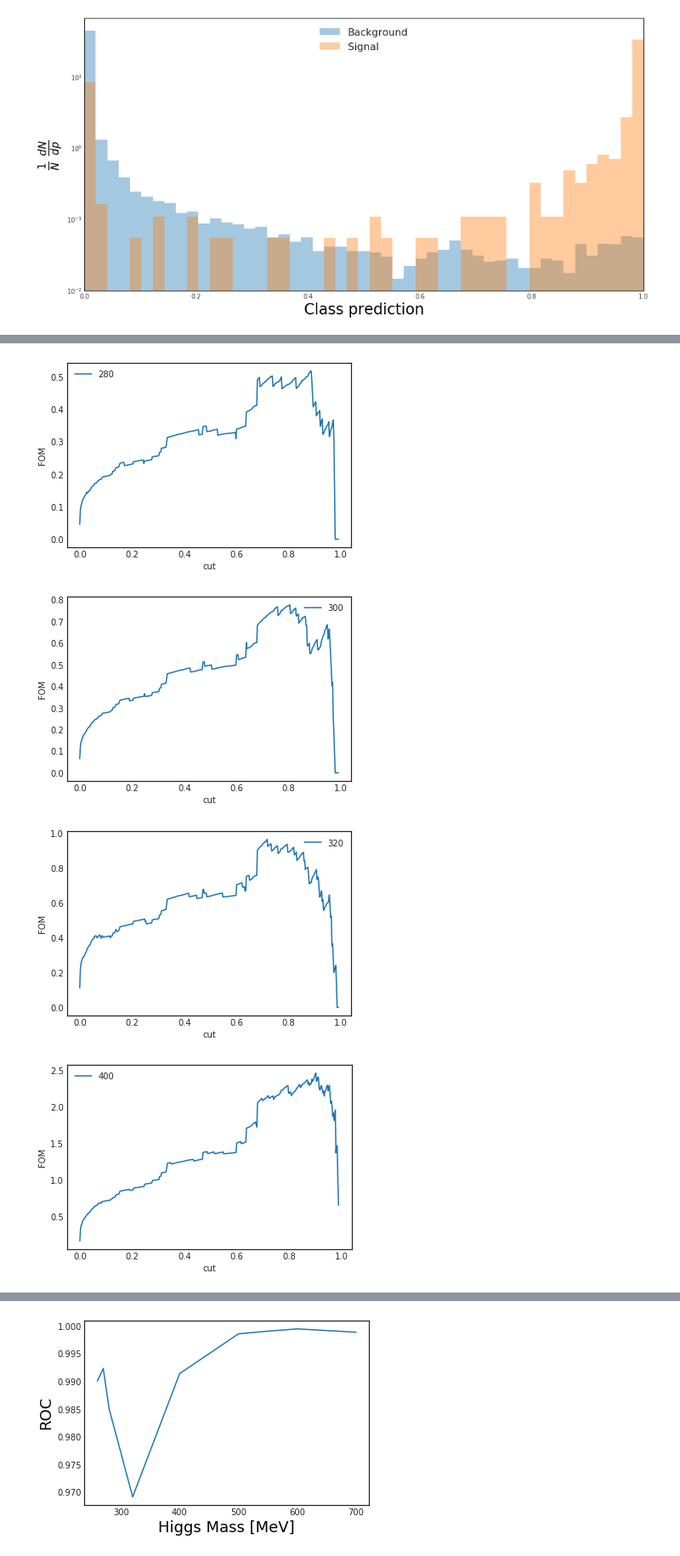
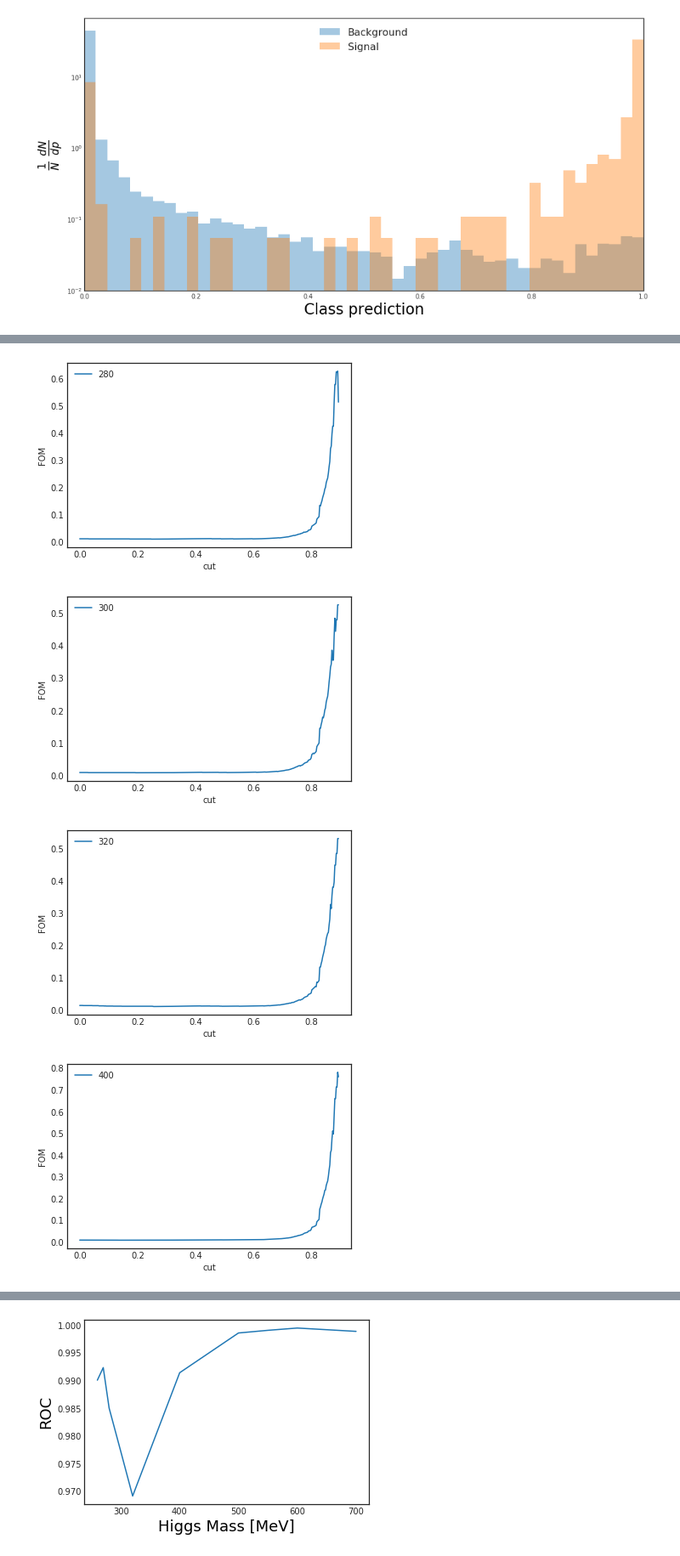
Before and after one commit to SrGonao/estagio, a Jupyter notebook: ML/classifiers/bdt/BDT_2class.ipynb, the cells around one changed output, grey strips where cells are left out. Shown at 85% size. Drawn from its saved outputs; the diff is of its cells as text; code cells hidden in the pictures.

```diff
--- a/ML/classifiers/bdt/BDT_2class.ipynb
+++ b/ML/classifiers/bdt/BDT_2class.ipynb
@@ -324,7 +324,7 @@ for label in backgroundLabels:
     var = X_test[selection]
 
     backgroundTestData.append(var)
-    backgroundScore.append(model.predict_proba(var[classTrainFeatures])[:,1])
+    backgroundScore.append(model.predict_proba(1-var[classTrainFeatures])[:,0])
 
 trainMasses = masses[:]
 for mass in removeFromTrain: trainMasses.remove(mass)
@@ -335,20 +335,20 @@ for mass in trainMasses:
 
     signalTestData.append(var)
 
-    col = 2 if mass < masses[mIdx] else 1
+    #col = 2 if mass < masses[mIdx] else 1
 
-    signalScore.append(model.predict_proba(var[classTrainFeatures])[:,col])
-    print(mass, np.average(model.predict_proba(var[classTrainFeatures])[:,col]))
+    signalScore.append(1-model.predict_proba(var[classTrainFeatures])[:,0])
+    print(mass, np.average(1-model.predict_proba(var[classTrainFeatures])[:,0]))
 
 for mass in removeFromTrain:
     selection = allData['gen_label'] == str(mass)
     var = allData[selection][classTrainFeatures]
 
-    col = 2 if mass < masses[mIdx] else 1
+    #col = 2 if mass < masses[mIdx] else 1
 
     signalTestData.append(var)
-    signalScore.append(model.predict_proba(var[classTrainFeatures])[:,col])
-    print(mass, np.average(model.predict_proba(var[classTrainFeatures])[:,col]))
+    signalScore.append(1-model.predict_proba(var[classTrainFeatures])[:,0])
+    print(mass, np.average(1-model.predict_proba(var[classTrainFeatures])[:,0]))
 
 var = sorted(zip(trainMasses + removeFromTrain, signalTestData, signalScore))
 signalTestData, signalScore = [i[1] for i in var], [i[2] for i in var]
@@ -378,6 +378,10 @@ x = np.linspace(0,.99,400)
 y = []
 for i in x:
     y.append(FOMAfterCut(i))
+    if y[-1] == -1:
+        y = y[:-1]
+        break
+x = x[:len(y)]
 
 plt.xlabel('cut')
 plt.ylabel('FOM')
@@ -401,7 +405,10 @@ x = np.linspace(0,.99,400)
 y = []
 for i in x:
     y.append(FOMAfterCutWorse(i))
-
+    if y[-1] == -1:
+        y = y[:-1]
+        break
+x = x[:len(y)]
 plt.xlabel('cut')
 plt.ylabel('FOM')
 plt.title('Worse')
@@ -425,6 +432,10 @@ for j, mass in enumerate(masses):
     y = []
     for i in x:
         y.append(FOMAfterCutForMass(i, j))
+        if y[-1] == -1:
+            y = y[:-1]
+            break
+    x = x[:len(y)]
 
     plt.xlabel('cut')
     plt.ylabel('FOM')
@@ -438,4 +449,4 @@ for j, mass in enumerate(masses):
-[figure, old version]
+[figure, new version]
-[figure, old version]
+[figure, new version]
-[figure, old version]
+[figure, new version]
-[figure, old version]
+[figure, new version]
```
Also changed, not shown: parts of 8 cells of this notebook, 35 other files.
